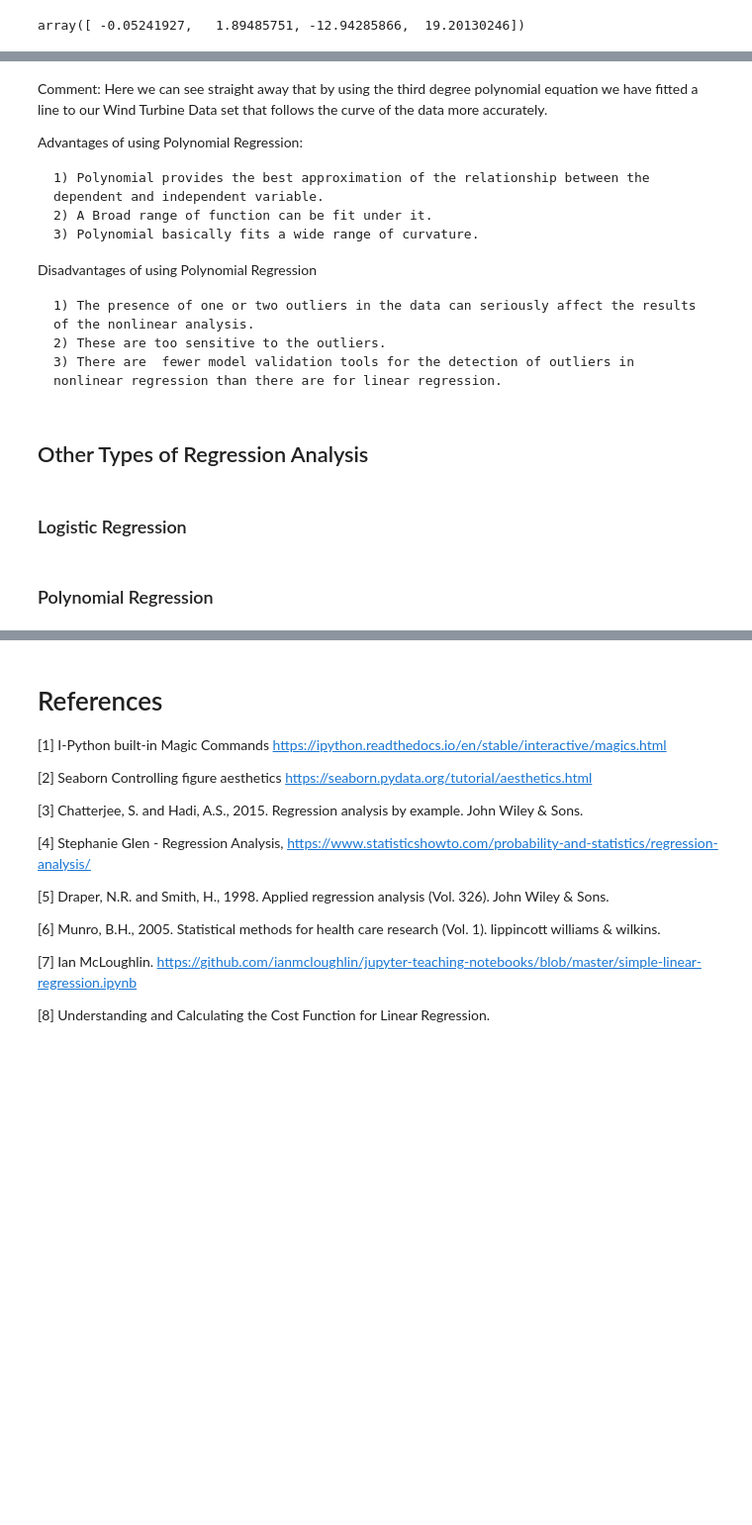
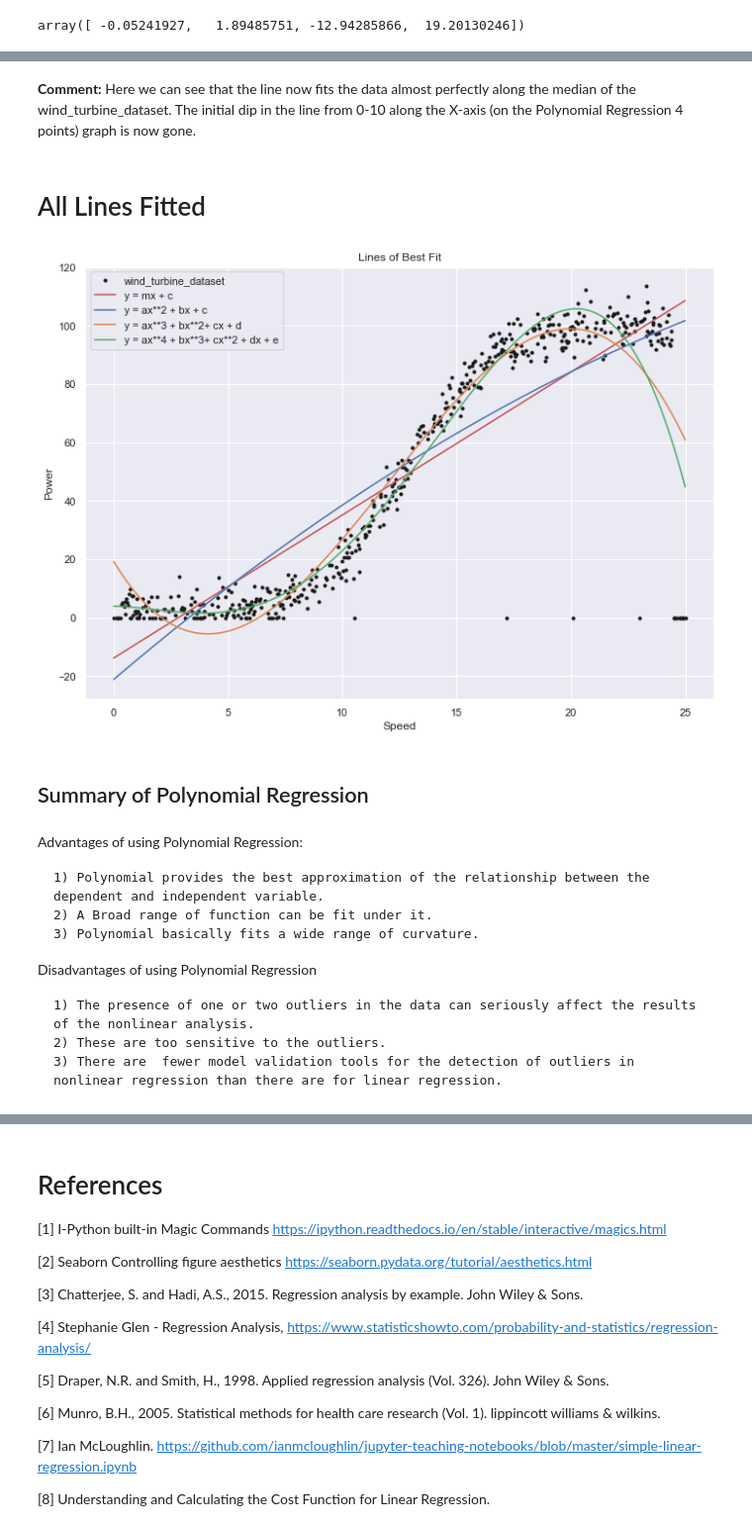
Before and after one commit to Deego88/FoDA_Project_2020, a Jupyter notebook: FoDA_Project_2020.ipynb, the cells around one changed output, grey strips where cells are left out. Shown at 99% size. Cells and saved outputs as stored; diff of their text form; code cells hidden in the pictures; blank space fills up the shorter version.

```diff
--- a/FoDA_Project_2020.ipynb
+++ b/FoDA_Project_2020.ipynb
@@ -347,6 +385,30 @@ plt.show()
+# %% [markdown]
+**Comment:** Here we can see that the line now fits the data almost perfectly along the median of the wind_turbine_dataset.
+The initial dip in the line from 0-10 along the X-axis (on the Polynomial Regression 4 points) graph is now gone.
+# %% [markdown]
+# All Lines Fitted
+# %%
+# fit all the lines to the one data set in an overlay fashion.
+
+plt.plot(wind_turbine_dataset["speed"], wind_turbine_dataset["power"], "k.", label= "wind_turbine_dataset")
+
+x_1 = np.arange(0.0, 25.0, 1.0)
+plt.plot(x, 4.9 * x + -13.899903, 'r-', label= "y = mx + c")
+plt.plot(x, y1, "-", label= "y = ax**2 + bx + c")
+plt.plot(x, y2, "-", label= "y = ax**3 + bx**2+ cx + d")
+plt.plot(x, y3, "-", label= "y = ax**4 + bx**3+ cx**2 + dx + e")
+
+
+plt.title("Lines of Best Fit")
+plt.xlabel("Speed")
+plt.ylabel("Power")
+plt.legend()
+plt.show()
+# %% [output]
+[figure, added]
+# %% [markdown]
+## Summary of Polynomial Regression
 # %% [markdown]
-Comment: Here we can see straight away that by using the third degree polynomial equation we have fitted a line to our Wind Turbine Data set that follows the curve of the data more accurately.
-
 Advantages of using Polynomial Regression:
 
     1) Polynomial provides the best approximation of the relationship between the dependent and independent variable.
@@ -359,10 +421,3 @@ Disadvantages of using Polynomial Regression
     1) The presence of one or two outliers in the data can seriously affect the results of the nonlinear analysis.
     2) These are too sensitive to the outliers.
     3) There are  fewer model validation tools for the detection of outliers in nonlinear regression than there are for linear regression.
-# %% [markdown]
-
-## Other Types of Regression Analysis
-# %% [markdown]
-### Logistic Regression
-# %% [markdown]
-### Polynomial Regression
```
Also changed, not shown: parts of 28 cells of this notebook.
